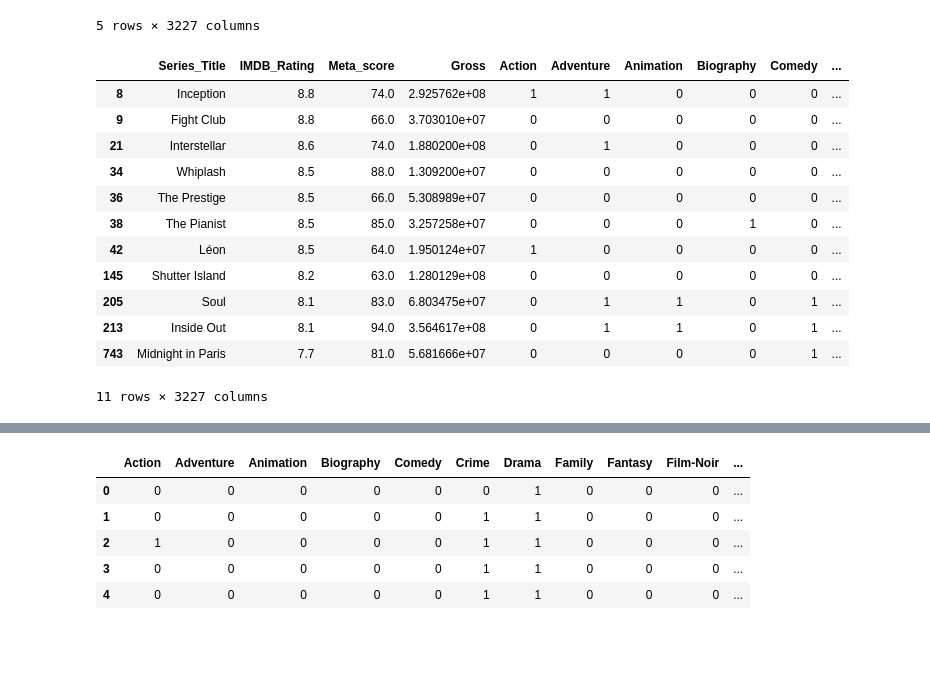
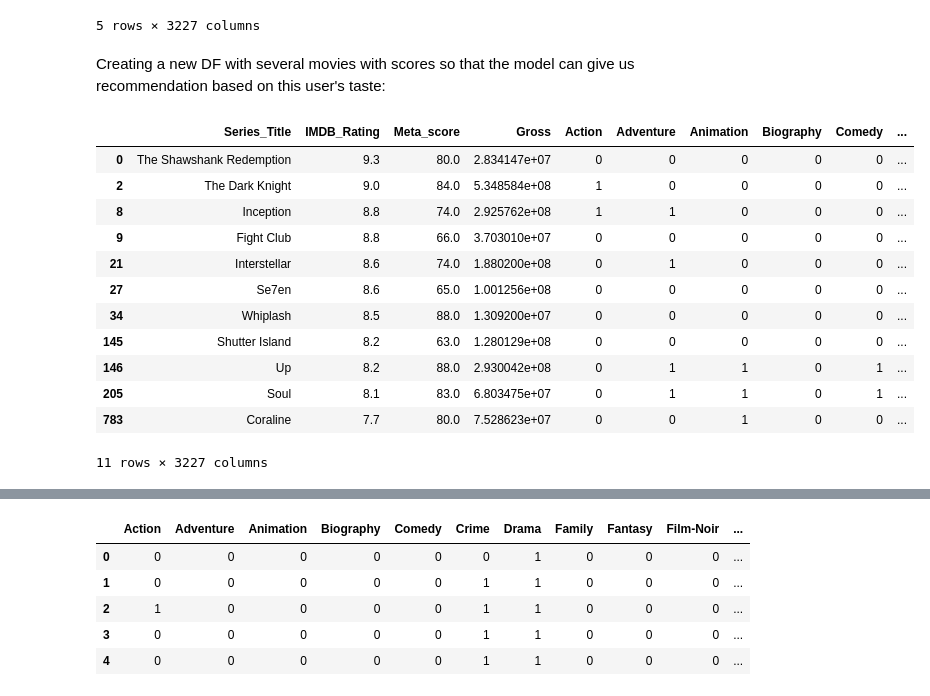
Before and after one commit to ahmadeshanam/Movie_Recommendation_ContentBased, a Jupyter notebook: imdb.ipynb, the cells around one changed output, grey strips where cells are left out. Saved outputs shown, nothing was run; the diff lists cells and outputs as text; code cells hidden in the pictures; blank space fills up the shorter version.

```diff
--- a/imdb.ipynb
+++ b/imdb.ipynb
@@ -53,10 +67,10 @@ df['Meta_score'] = df.apply(fill_na_with_imdb, axis=1)
 # %%
-df['Gross'].fillna(0)
-df['Gross'] = df['Gross'].str.replace(',', '')
-df['Gross'] = df['Gross'].astype(float)
-gross_mean = df['Gross'].mean()
-df['Gross'] = df['Gross'].fillna(gross_mean)
-df['Gross'].astype(int)
+new_df['Gross'].fillna(0)
+new_df['Gross'] = new_df['Gross'].str.replace(',', '')
+new_df['Gross'] = new_df['Gross'].astype(float)
+gross_mean = new_df['Gross'].mean()
+new_df['Gross'] = new_df['Gross'].fillna(gross_mean)
+new_df['Gross'].astype(int)
 # %% [output]
 0       28341469
 1      134966411
@@ -96,7 +112,7 @@ df.head()
 # %%
-df["Act_Drct"] = df['Star1'].astype(str) + ", " + df['Star2'].astype(str)+ ', ' + df["Star3"].astype(str)+ ', ' + df["Star4"].astype(str) + ', ' + df['Director'].astype(str)
-df.drop(['Star1','Star2','Star3','Star4','Director'], axis=1, inplace=True)
-df.head()
+new_df["Act_Drct"] = new_df['Star1'].astype(str) + ", " + new_df['Star2'].astype(str)+ ', ' + new_df["Star3"].astype(str)+ ', ' + new_df["Star4"].astype(str) + ', ' + new_df['Director'].astype(str)
+new_df.drop(['Star1','Star2','Star3','Star4','Director'], axis=1, inplace=True)
+new_df.head()
 # %% [output]
 |  | Series_Title | Genre | IMDB_Rating | Meta_score | Gross | Act_Drct |
 | 0 | The Shawshank Redemption | Drama | 9.3 | 80.0 | 28341469.0 | Tim Robbins, Morgan Freeman, Bob ... |
@@ -129,22 +145,24 @@ df.head()
 | 3 | The Godfather: Part II | 9.0 | 90.0 | 57300000.0 | 0 | 0 | 0 | 0 | 0 | ... |
 | 4 | 12 Angry Men | 9.0 | 96.0 | 4360000.0 | 0 | 0 | 0 | 0 | 0 | ... |
 5 rows × 3227 columns
-# %%
-sample_user_fav = pd.DataFrame()
-sample_user_fav = df[df['Series_Title'].isin(['Whiplash' , 'CODA', 'The Legend of 1900' , 'Inception' , 'Léon', 'The Pianist', 'The Platform','Parasite', 'The Prestige','Interstellar', 'Midnight in Paris', 'Fight Club', 'Inside Out', 'Frozen', 'Elemental', 'Spirited Away', 'Shutter Island', 'Soul', 'Luca', 'Your Name'])]
-sample_user_fav
-# %% [output]
-|  | Series_Title | IMDB_Rating | Meta_score | Gross | Action | Adventure | Animation | Biography | Comedy | ... |
-| 8 | Inception | 8.8 | 74.0 | 2.925762e+08 | 1 | 1 | 0 | 0 | 0 | ... |
-| 9 | Fight Club | 8.8 | 66.0 | 3.703010e+07 | 0 | 0 | 0 | 0 | 0 | ... |
-| 21 | Interstellar | 8.6 | 74.0 | 1.880200e+08 | 0 | 1 | 0 | 0 | 0 | ... |
-| 34 | Whiplash | 8.5 | 88.0 | 1.309200e+07 | 0 | 0 | 0 | 0 | 0 | ... |
-| 36 | The Prestige | 8.5 | 66.0 | 5.308989e+07 | 0 | 0 | 0 | 0 | 0 | ... |
-| 38 | The Pianist | 8.5 | 85.0 | 3.257258e+07 | 0 | 0 | 0 | 1 | 0 | ... |
-| 42 | Léon | 8.5 | 64.0 | 1.950124e+07 | 1 | 0 | 0 | 0 | 0 | ... |
-| 145 | Shutter Island | 8.2 | 63.0 | 1.280129e+08 | 0 | 0 | 0 | 0 | 0 | ... |
-| 205 | Soul | 8.1 | 83.0 | 6.803475e+07 | 0 | 1 | 1 | 0 | 1 | ... |
-| 213 | Inside Out | 8.1 | 94.0 | 3.564617e+08 | 0 | 1 | 1 | 0 | 1 | ... |
-| 743 | Midnight in Paris | 7.7 | 81.0 | 5.681666e+07 | 0 | 0 | 0 | 0 | 1 | ... |
-11 rows × 3227 columns
+# %% [markdown]
+Creating a new DF with several movies with scores so that the model can give us recommendation based on this user's taste:
+# %%
+sample_user_fav = pd.DataFrame()
+sample_user_fav = new_df[new_df['Series_Title'].isin(['Inception','Interstellar','Whiplash','Coraline','Up','Soul','Shutter Island','Se7en','Fight Club','The Shawshank Redemption','The Dark Knight'])]
+sample_user_fav
+# %% [output]
+|  | Series_Title | IMDB_Rating | Meta_score | Gross | Action | Adventure | Animation | Biography | Comedy | ... |
+| 0 | The Shawshank Redemption | 9.3 | 80.0 | 2.834147e+07 | 0 | 0 | 0 | 0 | 0 | ... |
+| 2 | The Dark Knight | 9.0 | 84.0 | 5.348584e+08 | 1 | 0 | 0 | 0 | 0 | ... |
+| 8 | Inception | 8.8 | 74.0 | 2.925762e+08 | 1 | 1 | 0 | 0 | 0 | ... |
+| 9 | Fight Club | 8.8 | 66.0 | 3.703010e+07 | 0 | 0 | 0 | 0 | 0 | ... |
+| 21 | Interstellar | 8.6 | 74.0 | 1.880200e+08 | 0 | 1 | 0 | 0 | 0 | ... |
+| 27 | Se7en | 8.6 | 65.0 | 1.001256e+08 | 0 | 0 | 0 | 0 | 0 | ... |
+| 34 | Whiplash | 8.5 | 88.0 | 1.309200e+07 | 0 | 0 | 0 | 0 | 0 | ... |
+| 145 | Shutter Island | 8.2 | 63.0 | 1.280129e+08 | 0 | 0 | 0 | 0 | 0 | ... |
+| 146 | Up | 8.2 | 88.0 | 2.930042e+08 | 0 | 1 | 1 | 0 | 1 | ... |
+| 205 | Soul | 8.1 | 83.0 | 6.803475e+07 | 0 | 1 | 1 | 0 | 1 | ... |
+| 783 | Coraline | 7.7 | 80.0 | 7.528623e+07 | 0 | 0 | 1 | 0 | 0 | ... |
+11 rows × 3227 columns
 # %%
```
Also changed, not shown: parts of 31 cells of this notebook.
